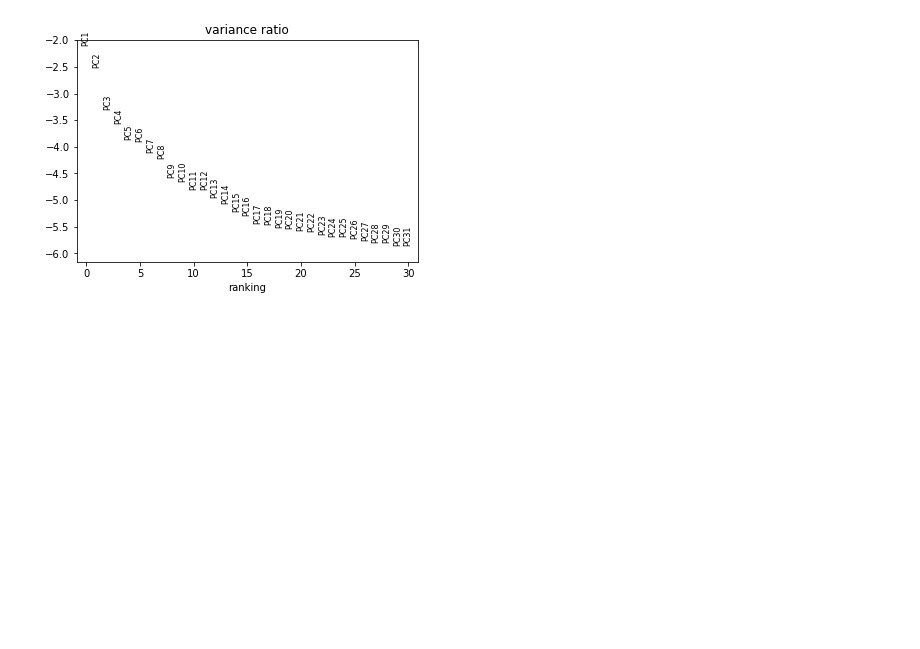
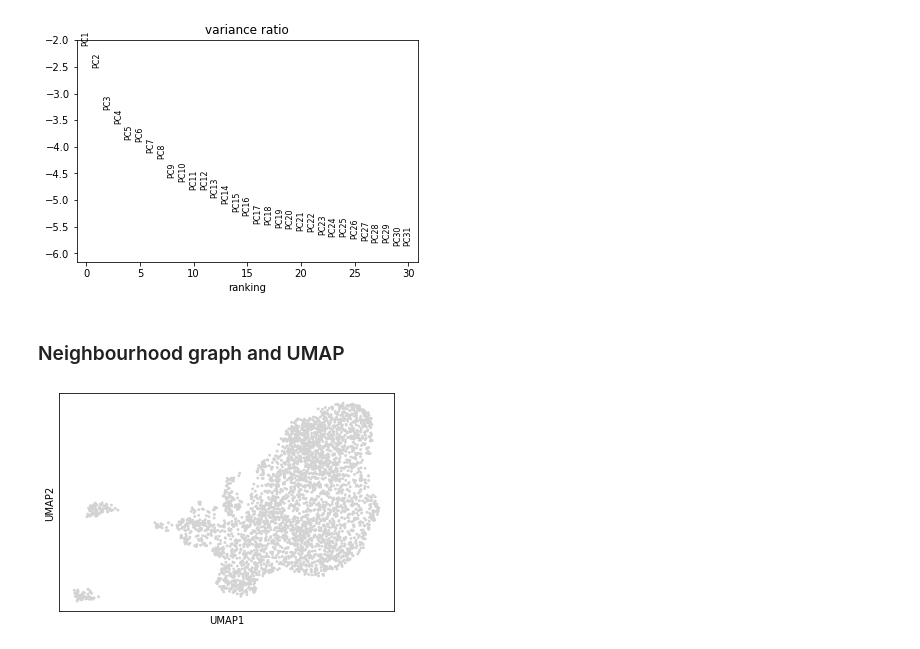
Before and after one commit to ArtemAmosov/sci_python, a Jupyter notebook: hw.ipynb, the cells around one changed output. Drawn from its saved outputs; the diff is of its cells as text; code cells hidden in the pictures; blank space fills up the shorter version.

```diff
--- a/hw.ipynb
+++ b/hw.ipynb
@@ -77,3 +84,11 @@ sc.tl.pca(adata, svd_solver='arpack')
 sc.pl.pca_variance_ratio(adata, log=True)
 # %% [output]
 [figure]
+# %% [markdown]
+### Neighbourhood graph and UMAP
+# %%
+sc.pp.neighbors(adata, n_neighbors=30, n_pcs=30)
+sc.tl.umap(adata)
+sc.pl.umap(adata)
+# %% [output]
+[figure, added]
```
Also changed, not shown: parts of 38 cells of this notebook.
